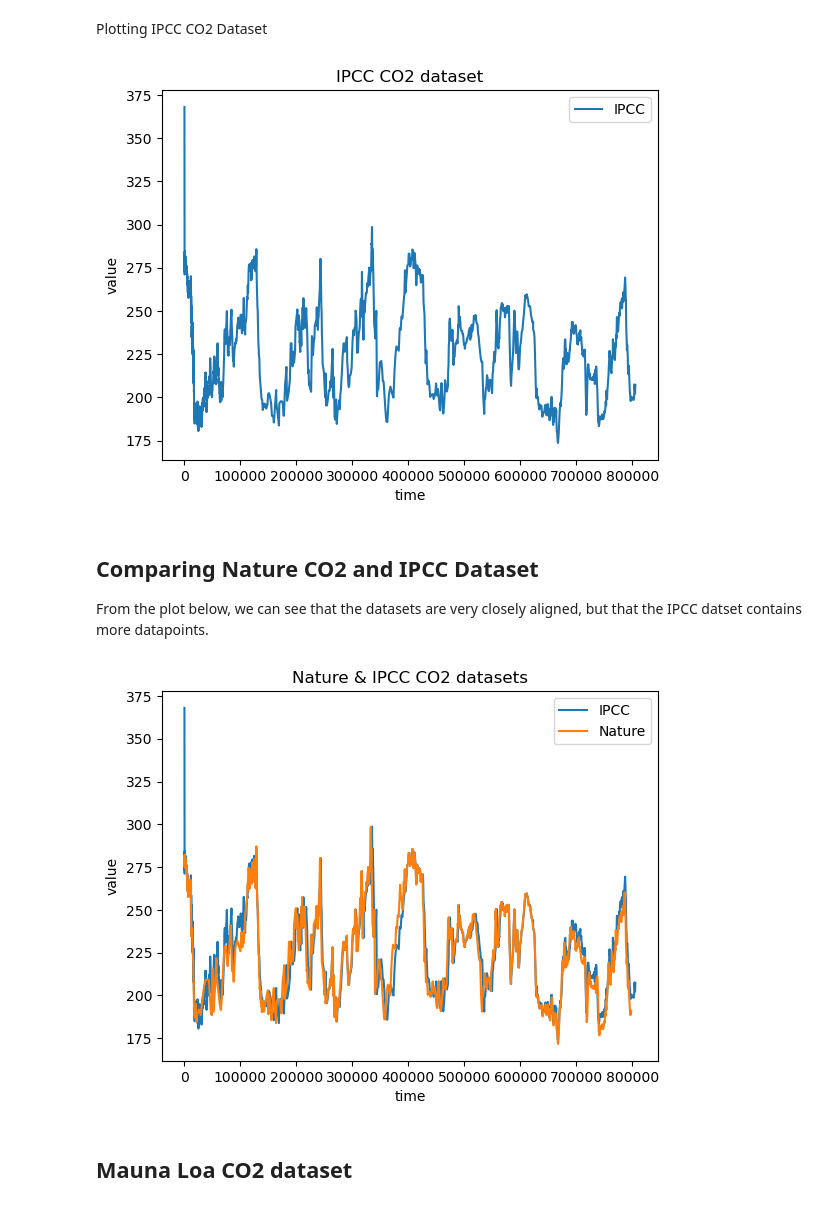
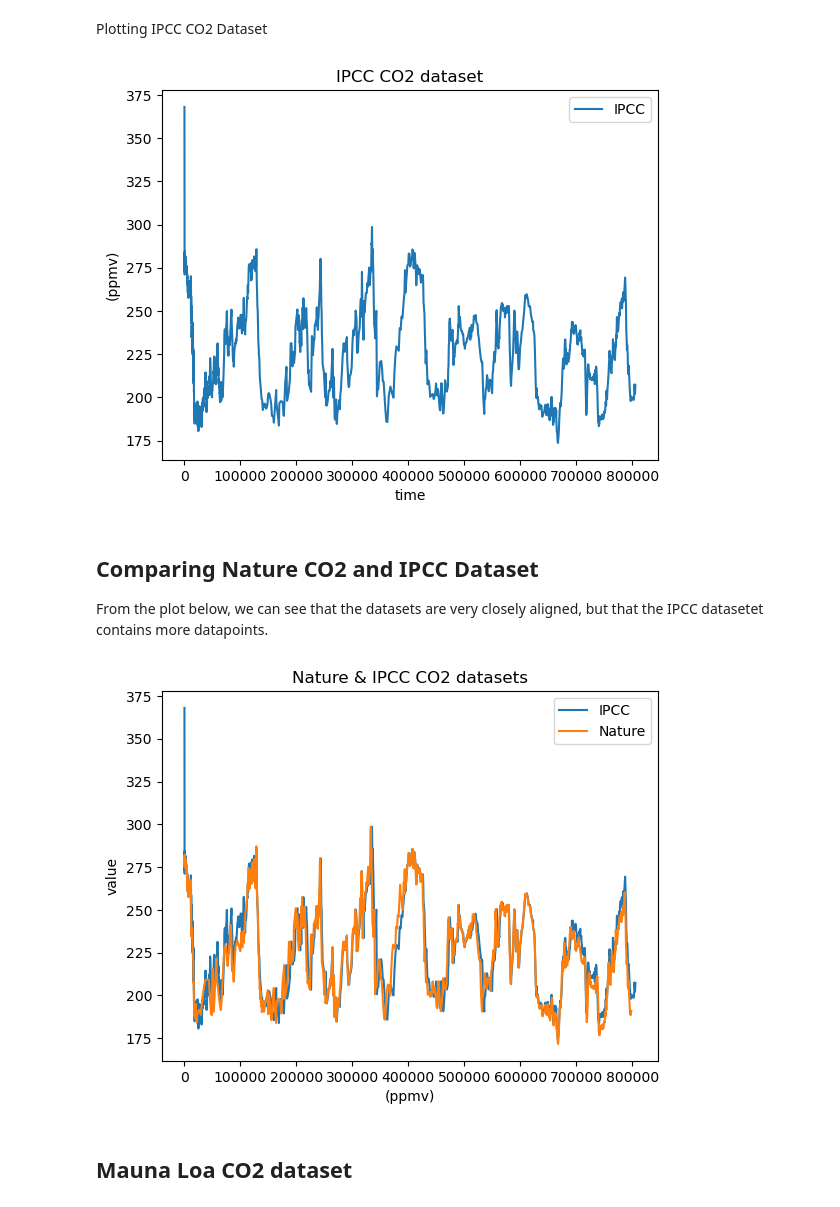
Before and after one commit to dectan/Programming-for-Data-Analysis-Project-2, a Jupyter notebook: Project 2.ipynb, the cells around one changed output. Saved outputs shown, nothing was run; the diff lists cells and outputs as text; code cells hidden in the pictures.

```diff
--- a/Project 2.ipynb
+++ b/Project 2.ipynb
@@ -166,26 +167,26 @@ Plotting IPCC CO2 Dataset
 # %%
 plt.plot(co2_ipcc['Gasage (yr BP)'],co2_ipcc['CO2 (ppmv)'],label = 'IPCC')
 plt.xlabel('time')
-plt.ylabel('value')
+plt.ylabel('(ppmv)')
 plt.title('IPCC CO2 dataset')
 plt.legend()
 plt.show()
 # %% [output]
-[figure, old version]
+[figure, new version]
 # %% [markdown]
 ## Comparing Nature CO2 and IPCC Dataset
 
-From the plot below, we can see that the datasets are very closely aligned, but that the IPCC datset contains more datapoints.
+From the plot below, we can see that the datasets are very closely aligned, but that the IPCC datasetet contains more datapoints.
 # %%
 plt.plot(co2_ipcc['Gasage (yr BP)'],co2_ipcc['CO2 (ppmv)'], label = 'IPCC')
 plt.plot(co2_nature['EDC3_gas_a (yr)'],co2_nature['CO2 (ppmv)'], label = 'Nature')
-plt.xlabel('time')
+plt.xlabel('(ppmv)')
 plt.ylabel('value')
 plt.title('Nature & IPCC CO2 datasets')
 plt.legend()
 plt.show()
 # %% [output]
-[figure, old version]
+[figure, new version]
 # %% [markdown]
 ## Mauna Loa CO2 dataset
 # %% [markdown]
```
Also changed, not shown: parts of 41 cells of this notebook, 2 other files.
